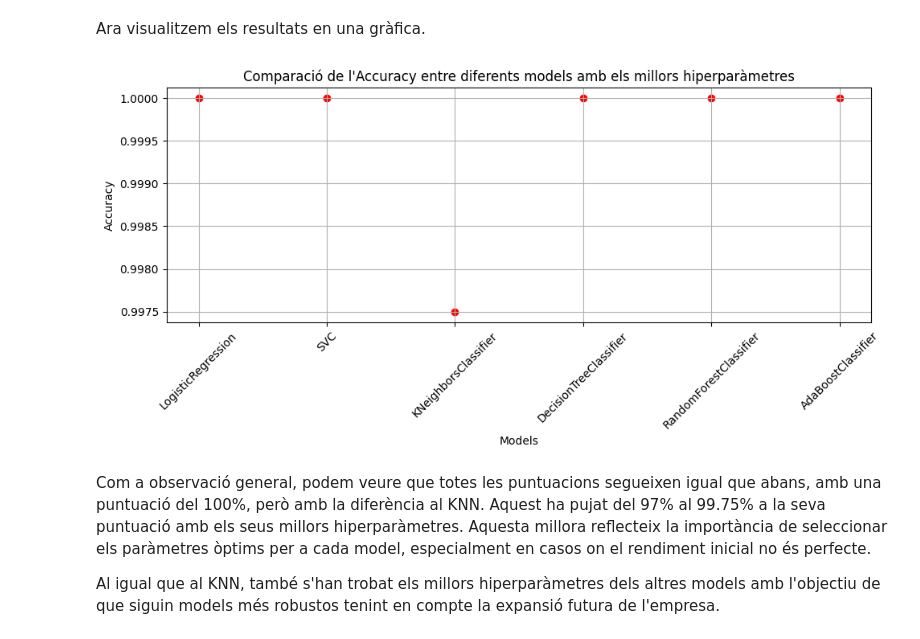
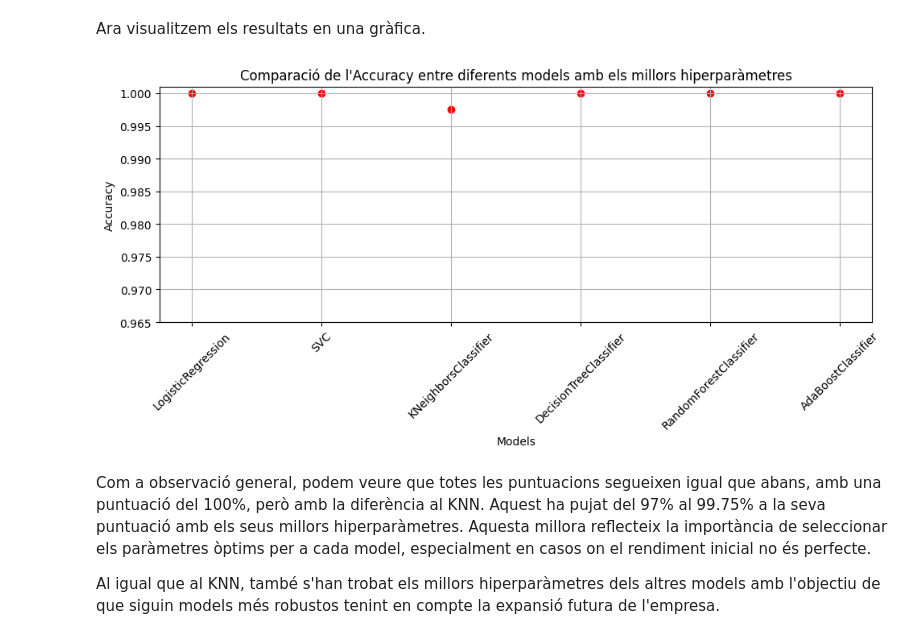
Before and after one commit to gabozan/Predictive-Modeling-on-Supermarket-Sales, a Jupyter notebook: supermarket_sales.ipynb, the cells around one changed output. Cells and saved outputs as stored; diff of their text form; code cells hidden in the pictures.

```diff
--- a/supermarket_sales.ipynb
+++ b/supermarket_sales.ipynb
@@ -785,16 +786,17 @@ Ara visualitzem els resultats en una gràfica.
 # %%
 modelsGrafic = ['LogisticRegression', 'SVC', 'KNeighborsClassifier', 'DecisionTreeClassifier', 'RandomForestClassifier', 'AdaBoostClassifier']
 plt.figure(figsize=(10, 5))
 plt.scatter(modelsGrafic, results, color='r')
 plt.xlabel("Models")
 plt.ylabel("Accuracy")
 plt.title("Comparació de l'Accuracy entre diferents models amb els millors hiperparàmetres")
 plt.grid(True)
+plt.ylim(0.965, 1.001)
 plt.xticks(rotation=45)
 plt.tight_layout()
 plt.show()
 # %% [output]
-[figure, old version]
+[figure, new version]
 # %% [markdown]
 Com a observació general, podem veure que totes les puntuacions segueixen igual que abans, amb una puntuació del 100%, però amb la diferència al KNN. Aquest ha pujat del 97% al 99.75% a la seva puntuació amb els seus millors hiperparàmetres. Aquesta millora reflecteix la importància de seleccionar els paràmetres òptims per a cada model, especialment en casos on el rendiment inicial no és perfecte.
 
```
Also changed, not shown: parts of 4 cells of this notebook.
